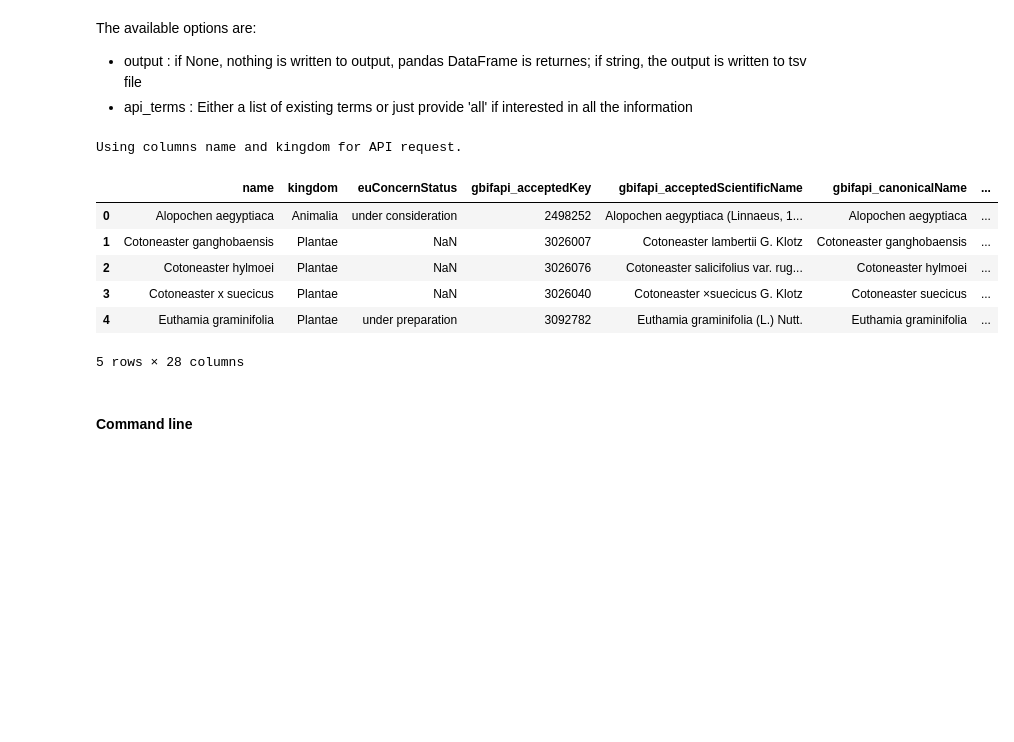
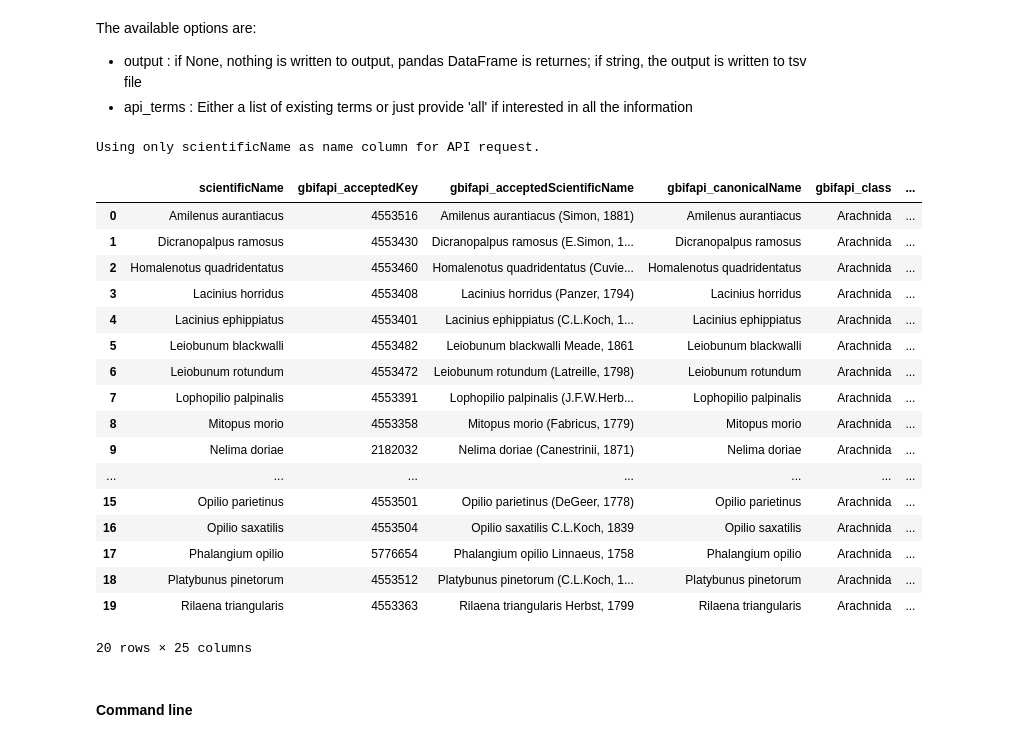
Before and after one commit to inbo/inbo-pyutils, a Jupyter notebook: gbif/gbif_name_match/gbif_species_name_extraction.ipynb, the cells around one changed output. Saved outputs shown, nothing was run; the diff lists cells and outputs as text; code cells hidden in the pictures; blank space fills up the shorter version.

```diff
--- a/gbif/gbif_name_match/gbif_species_name_extraction.ipynb
+++ b/gbif/gbif_name_match/gbif_species_name_extraction.ipynb
@@ -88,16 +99,27 @@ The available options are:
 * output : if None, nothing is written to output, pandas DataFrame is returnes; if string, the output is written to tsv file
 * api_terms : Either a list of existing terms or just provide 'all' if interested in all the information
 # %%
-extract_species_information("sample.csv", output=None, api_terms="all")
+extract_species_information("opiliones.csv", output=None, api_terms="all")
 # %% [output]
-Using columns name and kingdom for API request.
+Using only scientificName as name column for API request.
-|  | name | kingdom | euConcernStatus | gbifapi_acceptedKey | gbifapi_acceptedScientificName | gbifapi_canonicalName | ... |
-| 0 | Alopochen aegyptiaca | Animalia | under consideration | 2498252 | Alopochen aegyptiaca (Linnaeus, 1... | Alopochen aegyptiaca | ... |
-| 1 | Cotoneaster ganghobaensis | Plantae | NaN | 3026007 | Cotoneaster lambertii G. Klotz | Cotoneaster ganghobaensis | ... |
-| 2 | Cotoneaster hylmoei | Plantae | NaN | 3026076 | Cotoneaster salicifolius var. rug... | Cotoneaster hylmoei | ... |
-| 3 | Cotoneaster x suecicus | Plantae | NaN | 3026040 | Cotoneaster ×suecicus G. Klotz | Cotoneaster suecicus | ... |
-| 4 | Euthamia graminifolia | Plantae | under preparation | 3092782 | Euthamia graminifolia (L.) Nutt. | Euthamia graminifolia | ... |
+|  | scientificName | gbifapi_acceptedKey | gbifapi_acceptedScientificName | gbifapi_canonicalName | gbifapi_class | ... |
+| 0 | Amilenus aurantiacus | 4553516 | Amilenus aurantiacus (Simon, 1881) | Amilenus aurantiacus | Arachnida | ... |
+| 1 | Dicranopalpus ramosus | 4553430 | Dicranopalpus ramosus (E.Simon, 1... | Dicranopalpus ramosus | Arachnida | ... |
+| 2 | Homalenotus quadridentatus | 4553460 | Homalenotus quadridentatus (Cuvie... | Homalenotus quadridentatus | Arachnida | ... |
+| 3 | Lacinius horridus | 4553408 | Lacinius horridus (Panzer, 1794) | Lacinius horridus | Arachnida | ... |
+| 4 | Lacinius ephippiatus | 4553401 | Lacinius ephippiatus (C.L.Koch, 1... | Lacinius ephippiatus | Arachnida | ... |
+| 5 | Leiobunum blackwalli | 4553482 | Leiobunum blackwalli Meade, 1861 | Leiobunum blackwalli | Arachnida | ... |
+| 6 | Leiobunum rotundum | 4553472 | Leiobunum rotundum (Latreille, 1798) | Leiobunum rotundum | Arachnida | ... |
+| 7 | Lophopilio palpinalis | 4553391 | Lophopilio palpinalis (J.F.W.Herb... | Lophopilio palpinalis | Arachnida | ... |
+| 8 | Mitopus morio | 4553358 | Mitopus morio (Fabricus, 1779) | Mitopus morio | Arachnida | ... |
+| 9 | Nelima doriae | 2182032 | Nelima doriae (Canestrinii, 1871) | Nelima doriae | Arachnida | ... |
+| ... | ... | ... | ... | ... | ... | ... |
+| 15 | Opilio parietinus | 4553501 | Opilio parietinus (DeGeer, 1778) | Opilio parietinus | Arachnida | ... |
+| 16 | Opilio saxatilis | 4553504 | Opilio saxatilis C.L.Koch, 1839 | Opilio saxatilis | Arachnida | ... |
+| 17 | Phalangium opilio | 5776654 | Phalangium opilio Linnaeus, 1758 | Phalangium opilio | Arachnida | ... |
+| 18 | Platybunus pinetorum | 4553512 | Platybunus pinetorum (C.L.Koch, 1... | Platybunus pinetorum | Arachnida | ... |
+| 19 | Rilaena triangularis | 4553363 | Rilaena triangularis Herbst, 1799 | Rilaena triangularis | Arachnida | ... |
-5 rows × 28 columns
+20 rows × 25 columns
 # %% [markdown]
 #### Command line
 # %% [markdown]
```
Also changed, not shown: parts of 6 cells of this notebook, 7 other files.
